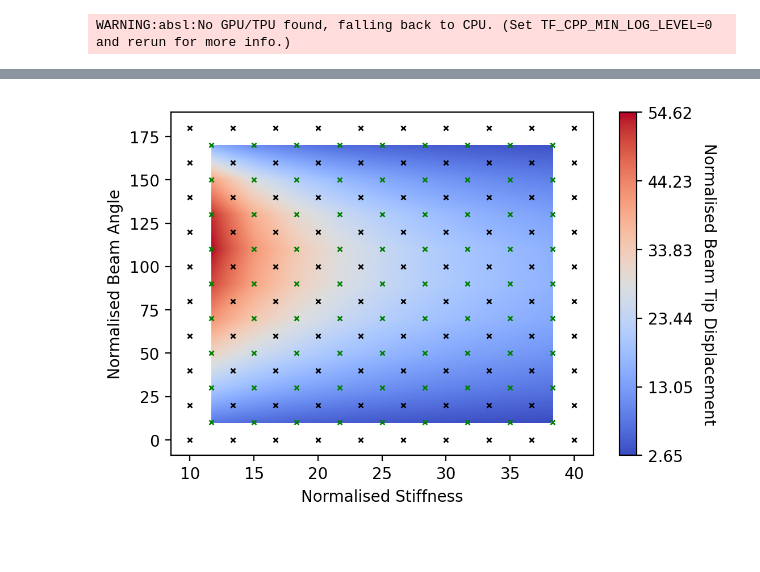
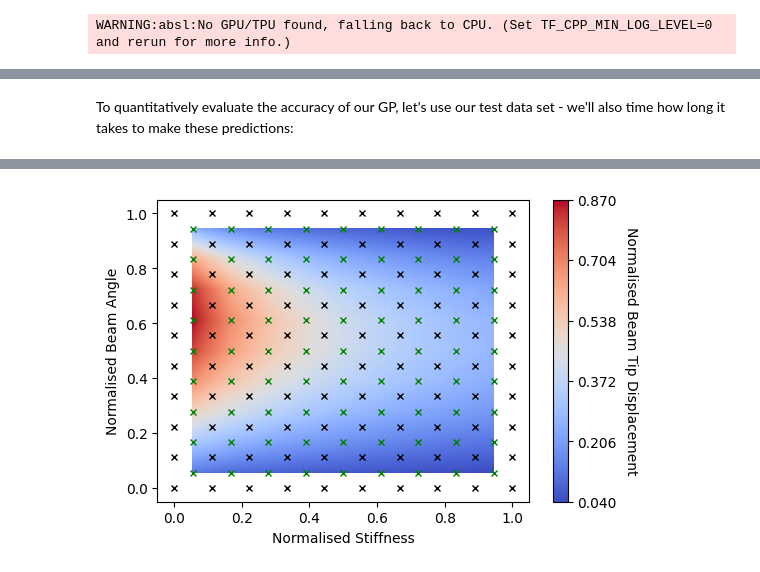
Before and after one commit to mabilton/bayesian_oed_bilton_masters, a Jupyter notebook: chapter_4/[1] Surrogate Beam Model.ipynb, the cells around one changed output, grey strips where cells are left out. Saved outputs shown, nothing was run; the diff lists cells and outputs as text; code cells hidden in the pictures; blank space fills up the shorter version.

```diff
--- a/chapter_4/[1] Surrogate Beam Model.ipynb
+++ b/chapter_4/[1] Surrogate Beam Model.ipynb
@@ -12 +26,6 @@ mpl.rcParams['figure.dpi'] = 200
+# %%
+data_dir = '../fenics_models/data'
+fig_save_dir = './figs'
+if not os.path.isdir(fig_save_dir):
+    os.mkdir(fig_save_dir)
 # %% [markdown]
@@ -48,14 +60,17 @@ Define and train Gaussian process model:
 # %%
+# Squared Exponential kernel:
 def kernel(x_1, x_2, params):
     lengths = jnp.array([params[f"length_{i}"] for i in range(2)])
     inv_lengths = jnp.diag(lengths**(-1))
     ln_k_d = -0.5*(x_1 - x_2).T @ inv_lengths @ (x_1 - x_2)
     return params["const"]*jnp.exp(ln_k_d)
-# constraints = {"length_0": {">": 10**-2, "<": 1},
-#                "length_1": {">": 10**-2, "<": 1},
-#                "const": {">": 10**-2, "<": 10**3}}
-constraints = {"length_0": {">": 10**-1, "<": 10**3},
-               "length_1": {">": 10**-1, "<": 10**3},
-               "const": {">": 10**-1, "<": 10**3}}
+constraints = {"length_0": {">": 0.01, "<": 1},
+               "length_1": {">": 0.01, "<": 1},
+               "const": {">": 0.01, "<": 1}}
+print('Training GP...')
+np.random.seed(42)
+time_0 = time.time()
 beam_gp = surrojax_gp.create_gp(kernel, beam_training_data['x'], beam_training_data['y'], constraints)
+t_train = time.time() - time_0
+print(f'Took {t_train:.2f} seconds to train GP surrogate.')
 # %% [output]
@@ -143,0 +114,7 @@ Test data comparison:
+# %%
+num_train_pts = 10
+fig = plotting_helpers.plot_beam_data(beam_training_data['x'][:,0], beam_training_data['x'][:,1],
+                                      beam_training_data['y'], grid_shape=(num_train_pts, num_train_pts),
+                                      train_pts=beam_training_data, z_label='Normalised Beam Tip Displacement')
+plt.savefig(os.path.join(fig_save_dir, 'raw_training.png'), dpi=mpl_save_dpi)
+fig.show()
@@ -144,5 +123,15 @@ Test data comparison:
+# %% [markdown]
+To quantitatively evaluate the accuracy of our GP, let's use our test data set - we'll also time how long it takes to make these predictions:
 # %%
-gp_pred = beam_gp.predict(beam_test_data['x'])
-plot_data(x=beam_test_data['x'][:,0], y=beam_test_data['x'][:,1], z=gp_pred['mean'], z_label='Normalised Beam Tip Displacement',
-          grid_shape=(9,9), train_pts=beam_training_data, test_pts=beam_test_data)
+time_0 = time.time()
+gp_pred = beam_gp.predict(beam_test_data['x'])['mean']
+time_pred = time.time() - time_0
+print(f'Predictions took {time_pred:.5f} seconds to compute')
+num_test_pts = num_train_pts - 1
+fig = plotting_helpers.plot_beam_data(beam_test_data['x'][:,0], beam_test_data['x'][:,1], gp_pred,
+                                      grid_shape=(num_test_pts, num_test_pts),
+                                      train_pts=beam_training_data, test_pts=beam_test_data,
+                                      z_label='Normalised Beam Tip Displacement')
+plt.savefig(os.path.join(fig_save_dir, 'gp_pred_test.png'), dpi=mpl_save_dpi)
+fig.show()
 # %% [output]
@@ -149 +139 @@ plot_data(x=beam_test_data['x'][:,0], y=beam_test_data['x'][:,1], z=gp_pred['mea
-[figure, old version]
+[figure, new version]
```
Also changed, not shown: parts of 40 cells of this notebook, 14 other files.
